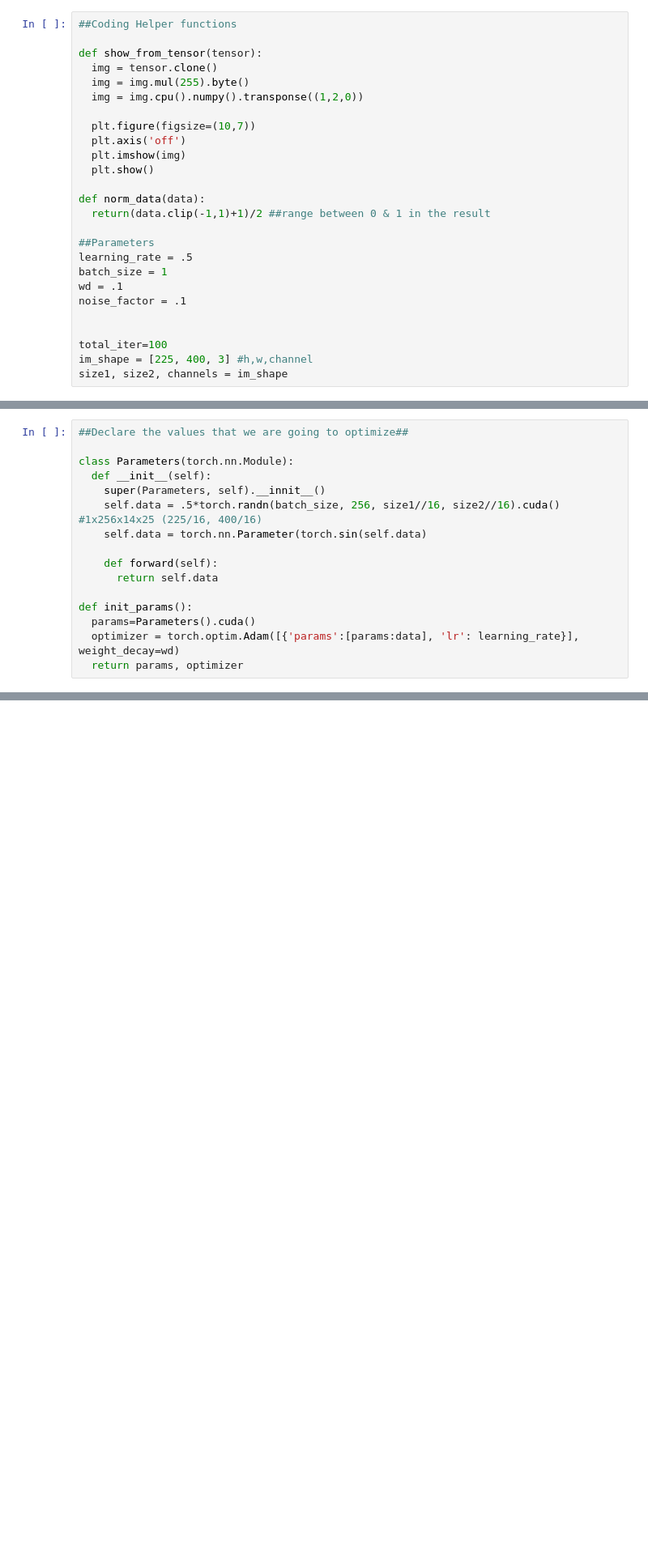
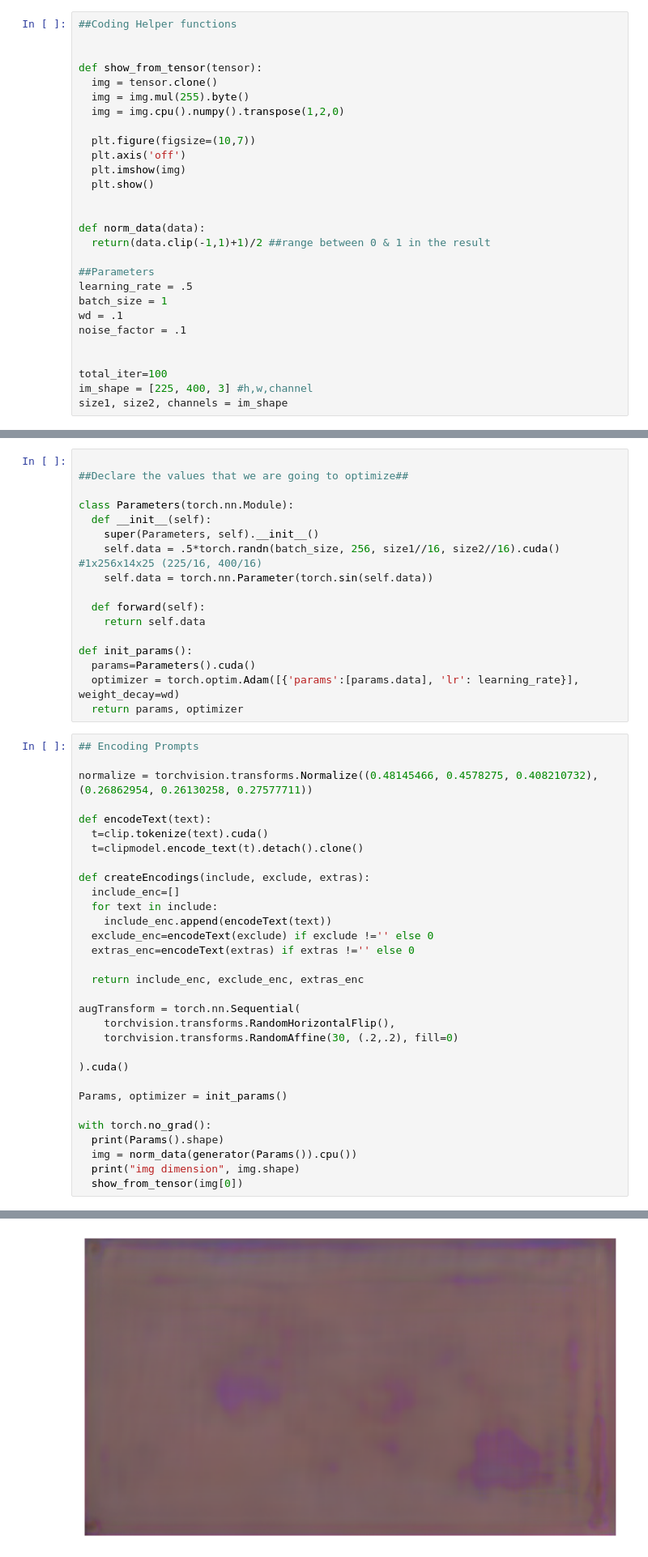
Before and after one commit to ZacariDigital/Generative-AI-Absract-Art, a Jupyter notebook: Generative_A_I_Abstract_ART.ipynb, the cells around one changed output, grey strips where cells are left out. Shown at 81% size. Cells and saved outputs as stored; diff of their text form; blank space fills up the shorter version.

Commit message:
Encoding text prompts to an image

```diff
--- a/Generative_A_I_Abstract_ART.ipynb
+++ b/Generative_A_I_Abstract_ART.ipynb
@@ -31,16 +55,18 @@ from CLIP import clip
 #warnings.filterwarnings('ignore')
 # %%
 ##Coding Helper functions
+
 
 def show_from_tensor(tensor):
   img = tensor.clone()
   img = img.mul(255).byte()
-  img = img.cpu().numpy().transponse((1,2,0))
+  img = img.cpu().numpy().transpose(1,2,0)
 
   plt.figure(figsize=(10,7))
   plt.axis('off')
   plt.imshow(img)
   plt.show()
+
 
 def norm_data(data):
   return(data.clip(-1,1)+1)/2 ##range between 0 & 1 in the result
@@ -101,16 +151,49 @@ taming_model = load_vqgan(taming_config, chk_path="./models/vqgan_imagenet_f16_1
 # %%
+
 ##Declare the values that we are going to optimize##
 
 class Parameters(torch.nn.Module):
   def __init__(self):
-    super(Parameters, self).__innit__()
+    super(Parameters, self).__init__()
     self.data = .5*torch.randn(batch_size, 256, size1//16, size2//16).cuda() #1x256x14x25 (225/16, 400/16)
-    self.data = torch.nn.Parameter(torch.sin(self.data)
+    self.data = torch.nn.Parameter(torch.sin(self.data))
 
-    def forward(self):
-      return self.data
+  def forward(self):
+    return self.data
 
 def init_params():
   params=Parameters().cuda()
-  optimizer = torch.optim.Adam([{'params':[params:data], 'lr': learning_rate}], weight_decay=wd)
+  optimizer = torch.optim.Adam([{'params':[params.data], 'lr': learning_rate}], weight_decay=wd)
   return params, optimizer
+# %%
+## Encoding Prompts
+
+normalize = torchvision.transforms.Normalize((0.48145466, 0.4578275, 0.408210732),(0.26862954, 0.26130258, 0.27577711))
+
+def encodeText(text):
+  t=clip.tokenize(text).cuda()
+  t=clipmodel.encode_text(t).detach().clone()
+
+def createEncodings(include, exclude, extras):
+  include_enc=[]
+  for text in include:
+    include_enc.append(encodeText(text))
+  exclude_enc=encodeText(exclude) if exclude !='' else 0
+  extras_enc=encodeText(extras) if extras !='' else 0
+
+  return include_enc, exclude_enc, extras_enc
+
+augTransform = torch.nn.Sequential(
+    torchvision.transforms.RandomHorizontalFlip(),
+    torchvision.transforms.RandomAffine(30, (.2,.2), fill=0)
+
+).cuda()
+
+Params, optimizer = init_params()
+
+with torch.no_grad():
+  print(Params().shape)
+  img = norm_data(generator(Params()).cpu())
+  print("img dimension", img.shape)
+  show_from_tensor(img[0])
+# %% [output]
@@ -116,0 +202 @@ def init_params():
+[figure, added]
```
Also changed, not shown: parts of 6 cells of this notebook.
